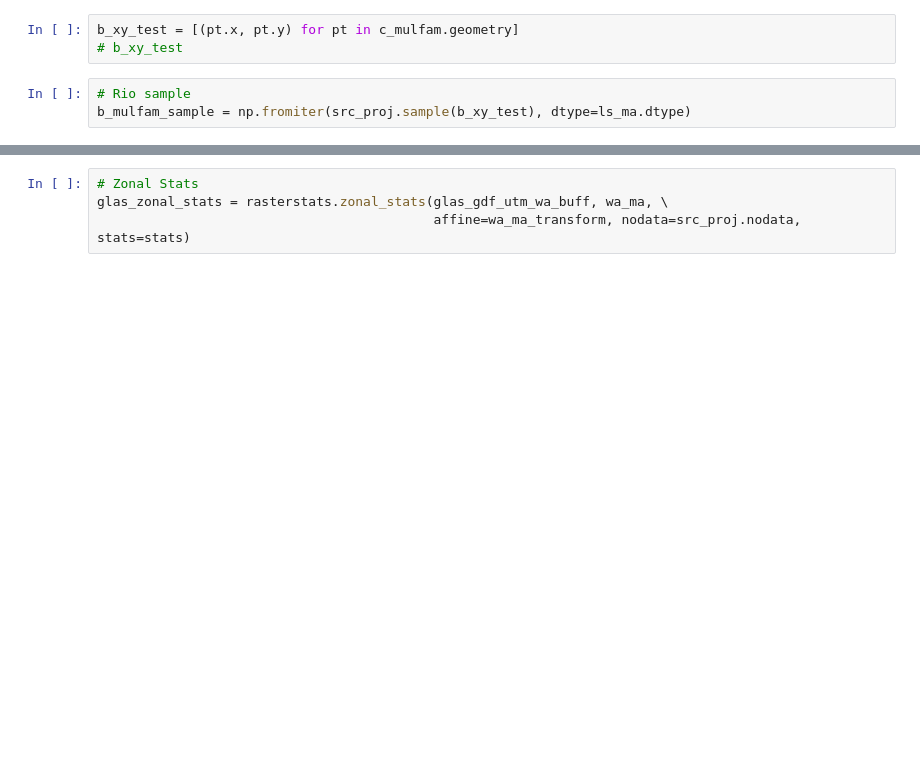
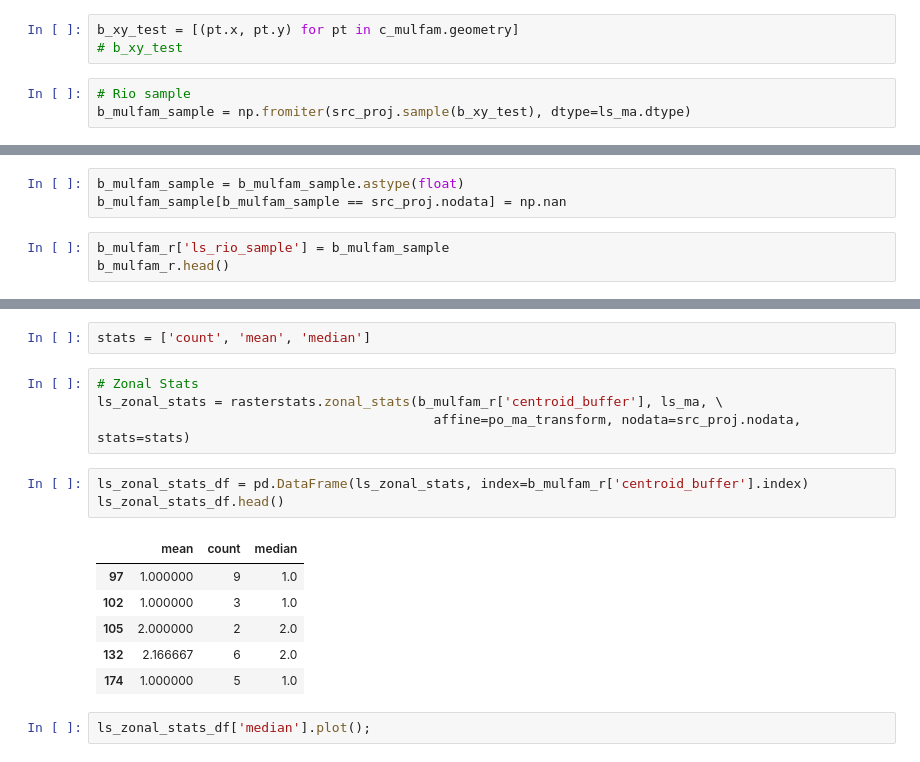
Before and after one commit to UW-GDA/landslide_exposure_portland, a Jupyter notebook: final_project.ipynb, the cells around one changed output, grey strips where cells are left out. Saved outputs shown, nothing was run; the diff lists cells and outputs as text; blank space fills up the shorter version.

```diff
--- a/final_project.ipynb
+++ b/final_project.ipynb
@@ -557,0 +560,6 @@ b_mulfam_sample
+# %%
+b_mulfam_sample = b_mulfam_sample.astype(float)
+b_mulfam_sample[b_mulfam_sample == src_proj.nodata] = np.nan
+# %%
+b_mulfam_r['ls_rio_sample'] = b_mulfam_sample
+b_mulfam_r.head()
@@ -558,4 +573,18 @@ b_mulfam_sample
+# %%
+stats = ['count', 'mean', 'median']
 # %%
 # Zonal Stats
-glas_zonal_stats = rasterstats.zonal_stats(glas_gdf_utm_wa_buff, wa_ma, \
-                                           affine=wa_ma_transform, nodata=src_proj.nodata, stats=stats)
+ls_zonal_stats = rasterstats.zonal_stats(b_mulfam_r['centroid_buffer'], ls_ma, \
+                                           affine=po_ma_transform, nodata=src_proj.nodata, stats=stats)
+# %%
+ls_zonal_stats_df = pd.DataFrame(ls_zonal_stats, index=b_mulfam_r['centroid_buffer'].index)
+ls_zonal_stats_df.head()
+# %% [output]
+|  | mean | count | median |
+| 97 | 1.000000 | 9 | 1.0 |
+| 102 | 1.000000 | 3 | 1.0 |
+| 105 | 2.000000 | 2 | 2.0 |
+| 132 | 2.166667 | 6 | 2.0 |
+| 174 | 1.000000 | 5 | 1.0 |
+# %%
+ls_zonal_stats_df['median'].plot();
```
Also changed, not shown: parts of 10 cells of this notebook.
